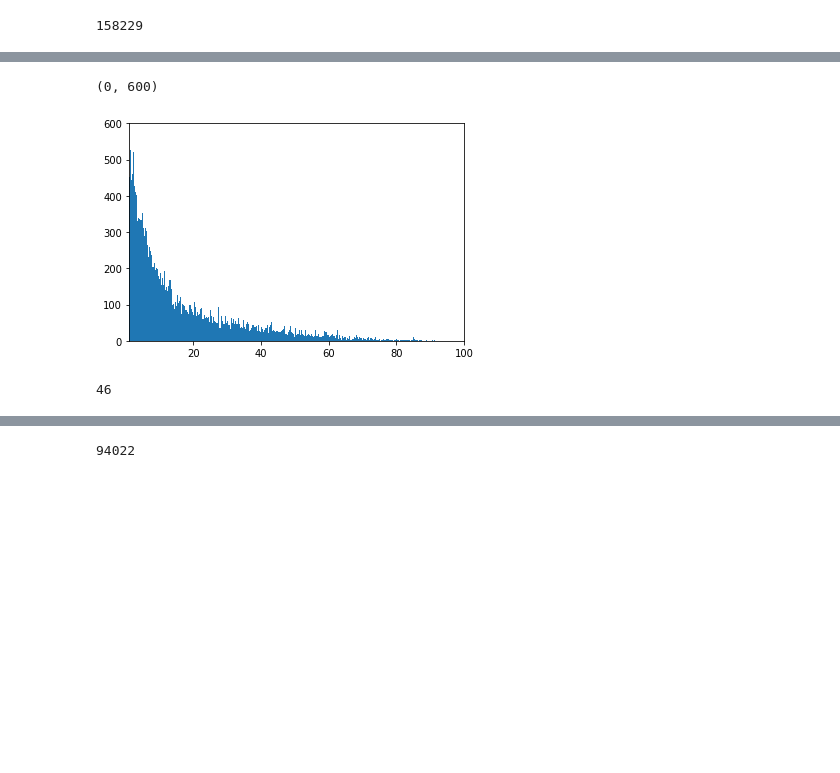
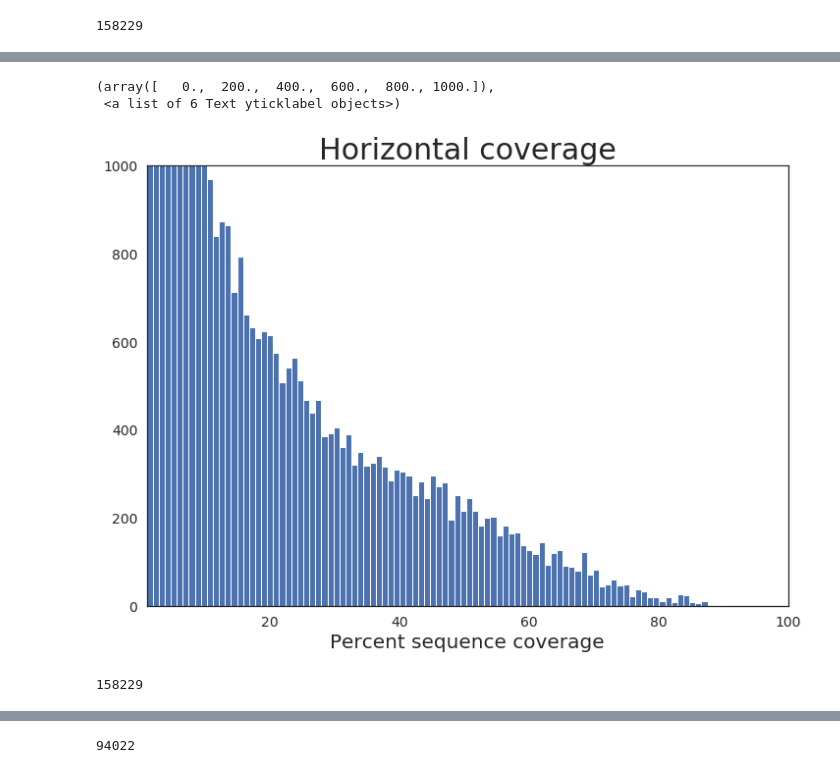
Before and after one commit to cmbi/NA12878-saav-detection, a Jupyter notebook: spectral_search_output_analysis/notebooks/ionbot_analysis.ipynb, the cells around one changed output, grey strips where cells are left out. Drawn from its saved outputs; the diff is of its cells as text; code cells hidden in the pictures; blank space fills up the shorter version.

```diff
--- a/spectral_search_output_analysis/notebooks/ionbot_analysis.ipynb
+++ b/spectral_search_output_analysis/notebooks/ionbot_analysis.ipynb
@@ -23,11 +134,11 @@ def read_df_in_chunks(filename, chunksize):
     # Each chunk is in df format
     for chunk in df_chunk:
         # perform data filtering
-        #chunk_filter = chunk_preprocessing(chunk)
+        chunk_filter = chunk_preprocessing(chunk)
 
         # Once the data filtering is done, append the chunk to list
-        #chunk_list.append(chunk_filter)
-        chunk_list.append(chunk)
+        chunk_list.append(chunk_filter)
+        #chunk_list.append(chunk)
 
     # concat the list into dataframe
     df_concat = pd.concat(chunk_list) # this is your final dataframe
@@ -170,0 +316,28 @@ len(list_strange)
+# %%
+prot_abundance=[]
+nr_mutant=[]
+mut_proteins_detected=set()
+num_peptides=0
+num_occurences=0
+for prot,peps in filled_mut_cpdt.items():
+    if prot in filled_cpdt:
+        sum_mut=0 #total number of detected mutant peptides
+        sum_nonmut=0
+        for pep,ct in peps.items():
+            sum_mut+=ct
+            if ct>0:
+                mut_proteins_detected.add(prot)
+                num_occurences+=ct
+                num_peptides+=1
+        if sum_mut>0: #only record the proteins with at least 1 detected mutation peptide
+            nr_mutant.append(sum_mut)
+            for pepc,ctc in cpdtpep[prot]:
+                sum_nonmut+=ctc
+            prot_abundance.append(sum_mut+sum_nonmut)
+print(len(mut_proteins_detected),num_peptides,num_occurences)
+#make plot
+sns.set(rc={'figure.figsize':(11.7,8.27)})
+sns.set_style(style='white')
+ax=sns.scatterplot(prot_abundance,nr_mutant)
+ax.set(xlabel='Protein abundance',ylabel='Number mutant peptides detected')
+plt.show()
@@ -200,15 +376,20 @@ for p,peps in cpdt_pep.items():
         high_cov_vert[p]=peps
 # %%
 #percent sequence coverage
-plt.hist(perc_cov_dist,bins=300)
+plt.hist(perc_cov_dist,bins=100)
 plt.xlim(1,100)
-plt.ylim(0,600)
+plt.ylim(0,1000)
+plt.xlabel("Percent sequence coverage",fontsize=20)
+plt.title("Horizontal coverage",fontsize=30)
+plt.xticks(fontsize=14)
+plt.yticks(fontsize=14)
 # %% [output]
-(0, 600)
+(array([   0.,  200.,  400.,  600.,  800., 1000.]),
+ <a list of 6 Text yticklabel objects>)
-[figure, old version]
+[figure, new version]
 # %%
-print(len(high_cov_vert))
+print(len(perc_cov_dist))
 # %% [output]
-46
+158229
 # %%
 #peptides per protein (vertical coverage)
```
Also changed, not shown: parts of 26 cells of this notebook.
